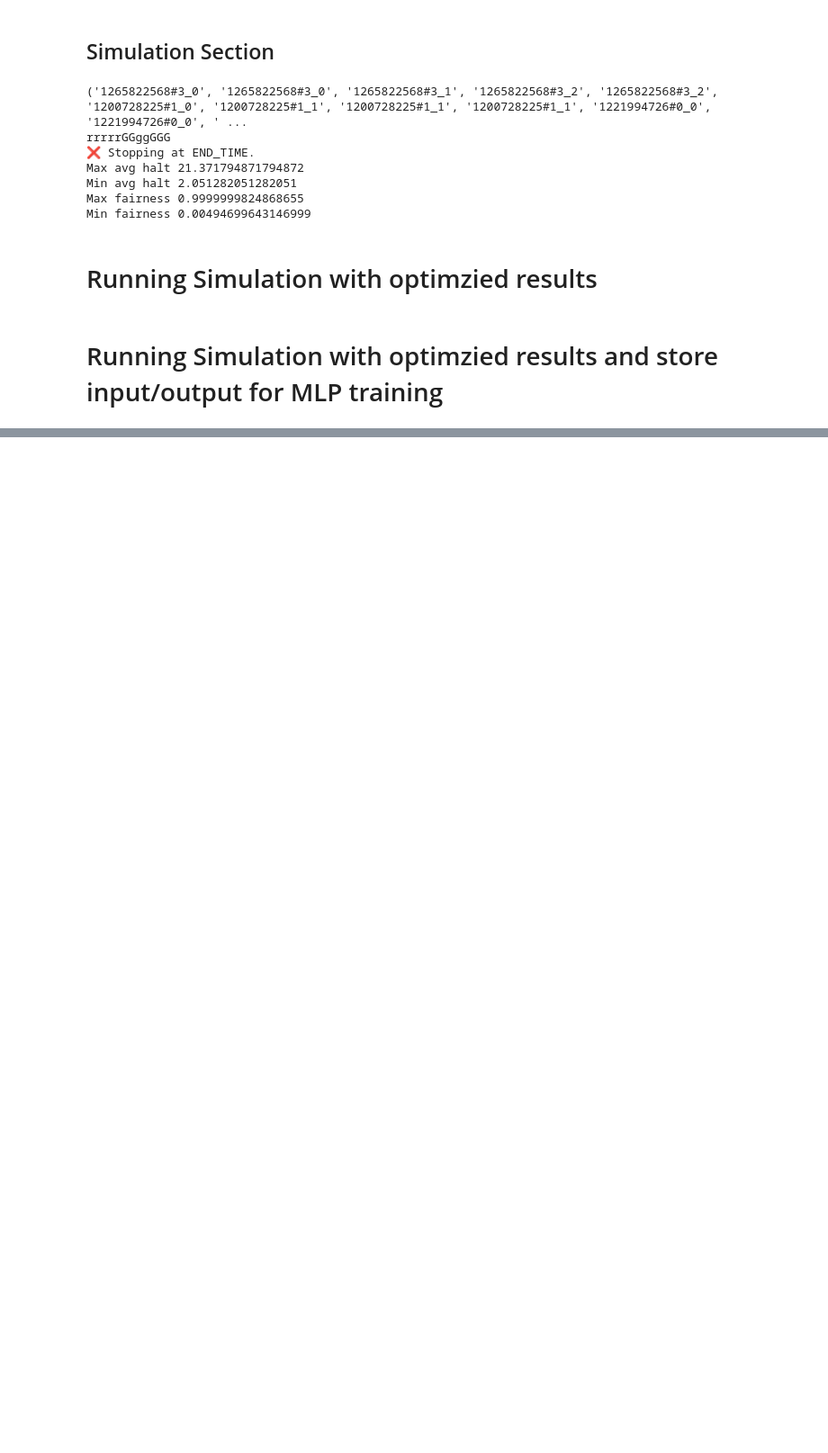
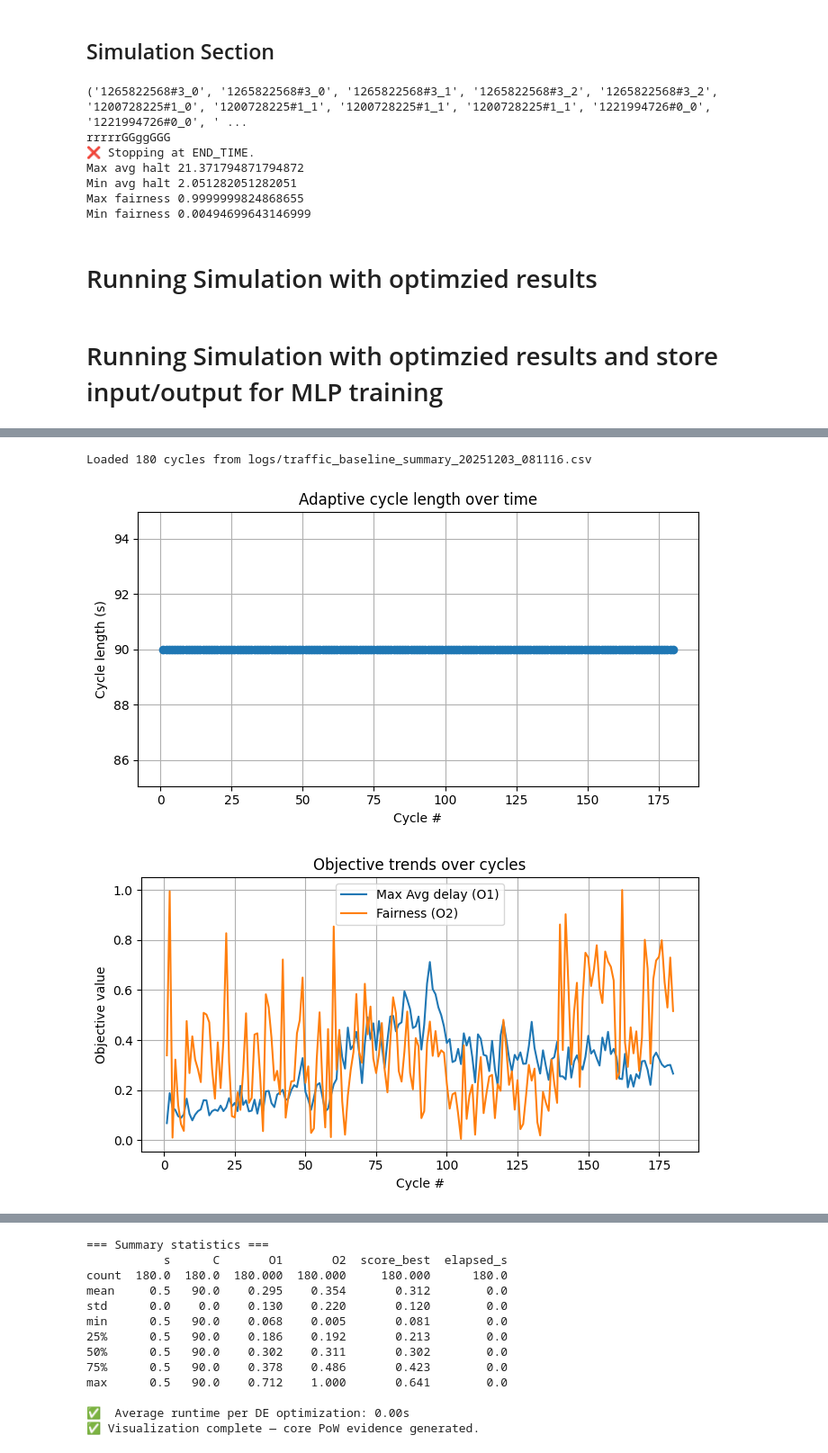
Before and after one commit to Kaos1105/EA_traffic_control, a Jupyter notebook: controller.ipynb, the cells around one changed output, grey strips where cells are left out. Shown at 90% size. Cells and saved outputs as stored; diff of their text form; code cells hidden in the pictures; blank space fills up the shorter version.

```diff
--- a/controller.ipynb
+++ b/controller.ipynb
@@ -68,5 +123,9 @@ baseline_simulation()
 # %%
 from src import config
 from src.utils import visualize_pow_results
 
-visualize_pow_results(log_dir=config.LOG_DIR, prefix="traffic_baseline", suffix="20251108_111006")
+visualize_pow_results(log_dir=config.LOG_DIR, prefix="traffic_baseline", suffix="20251203_081116")
+# %% [output]
+Loaded 180 cycles from logs/traffic_baseline_summary_20251203_081116.csv
+[figure, added]
+[figure, added]
@@ -73,3 +134,16 @@ visualize_pow_results(log_dir=config.LOG_DIR, prefix="traffic_baseline", suffix=
+=== Summary statistics ===
+           s      C       O1       O2  score_best  elapsed_s
+count  180.0  180.0  180.000  180.000     180.000      180.0
+mean     0.5   90.0    0.295    0.354       0.312        0.0
+std      0.0    0.0    0.130    0.220       0.120        0.0
+min      0.5   90.0    0.068    0.005       0.081        0.0
+25%      0.5   90.0    0.186    0.192       0.213        0.0
+50%      0.5   90.0    0.302    0.311       0.302        0.0
+75%      0.5   90.0    0.378    0.486       0.423        0.0
+max      0.5   90.0    0.712    1.000       0.641        0.0
+
+✅  Average runtime per DE optimization: 0.00s
+✅ Visualization complete — core PoW evidence generated.
 # %%
 from src.utils import compare_logs_by_time
 
```
Also changed, not shown: parts of 6 cells of this notebook, 6 other files.
